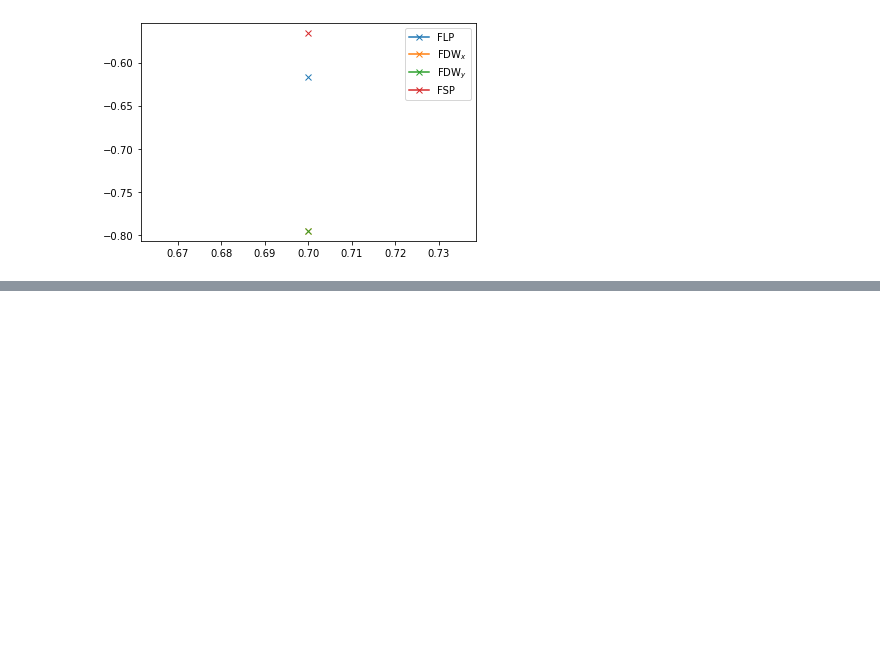
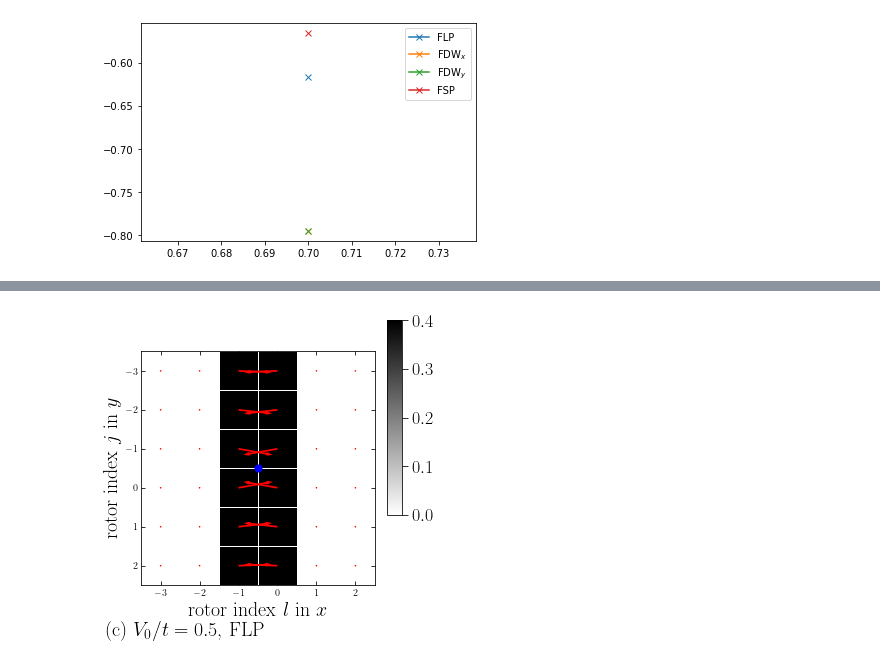
Before and after one commit to Progklui/rotor_lattice_models, a Jupyter notebook: vgh_2d_analysis.ipynb, the cells around one changed output, grey strips where cells are left out. Saved outputs shown, nothing was run; the diff lists cells and outputs as text; code cells hidden in the pictures; blank space fills up the shorter version.

```diff
--- a/vgh_2d_analysis.ipynb
+++ b/vgh_2d_analysis.ipynb
@@ -158,0 +231,20 @@ tx = 0.5  ty = 0.5
+# %%
+'''
+Get Polarization of Single Wavefunction
+'''
+V_0 = 0.7
+
+Mx = 6
+My = 6
+tx_arr = 0.5
+ty_arr = 0.5
+B = 1e-2
+
+qx=0.0
+qy=0.0
+
+init = 'fdv'
+dir='data_vgh/'
+P, Px, Py = get_Px_Py(dir=dir,init=init,Mx=Mx,My=My,tx=tx,ty=ty,qx=qx,qy=qy,B=B,V_0=V_0)
+
+print('P_max =', np.max(P), ', P_min =', np.min(P), ', P_arr shape:', P.shape)
@@ -158,0 +253,59 @@ tx = 0.5  ty = 0.5
+# %%
+P_plot = P
+Px_plot = Px
+Py_plot = Py
+
+x_arr = np.arange(-int(Px_plot.shape[0]/2),int(Px_plot.shape[0]/2),1)
+X, Y = np.meshgrid(x_arr, x_arr) # np.meshgrid(np.arange(-4,5,1), np.arange(-4,5,1))
+
+
+A = 6
+plt.rc('figure', figsize=[46.82 * .5**(.5 * A), 33.11 * .5**(.5 * A)])
+plt.rc('text', usetex=True)
+plt.rc('font', family='serif')
+font_size = 20
+
+fig, ax = plt.subplots(figsize=[4,4]) #[46.82 * .5**(.5 * A), 33.11 * .5**(.5 * A)]) #, subplot_kw={"projection": "3d"})
+ax.set_aspect("equal")
+
+#plt.title(r'FO, $B=0.5\cdot 10^{-2}t$', fontsize=font_size)
+
+'''Polarization Absolute Value'''
+pc = plt.pcolormesh(X, Y, outfold_array(P_plot.real), cmap='binary', vmin=0.0, vmax=0.4, snap=True)#, facecolors='none') # norm=matplotlib.colors.LinNorm(vmin=0.1, vmax=1))
+
+cax = ax.inset_axes([2.8, -4.3, 0.4, 5], transform=ax.transData)
+cbar = fig.colorbar(pc, shrink=0.6, cax=cax, orientation='vertical') #, orientation="horizontal", pad=0.2)
+cbar.ax.tick_params(length=6, labelsize=18)
+#cbar.set_ticks(ticks=[0, 1, 2], labels=['0','1','2'])
+#cbar.set_label(label=r'$\sigma^2_{\phi}/\sigma^2_0$', size=font_size)
+cbar.solids.set_rasterized(True)
+#pc.set_edgecolor('face')
+pc.set_edgecolor('white')
+
+'''Polarization Vector Plot'''
+q = plt.quiver(X, Y, outfold_array(Px_plot), outfold_array(Py_plot), color='red', scale=6, headlength=3, headwidth=2)
+ax.invert_yaxis()
+
+ax.scatter(-0.5, -0.5, marker='o', s=50, color='blue', alpha=1, zorder=2)
+ax.annotate(r'(c) $V_0/t=0.5$, FLP', xy=(0.2, -0.1), xytext=(-4.4, 3.8), fontsize=20, color='black')
+
+plt.xlabel(r'rotor index $l$ in $x$', fontsize=font_size)
+plt.ylabel(r'rotor index $j$ in $y$', fontsize=font_size)
+
+#plt.xticks([-4.5,-3.5,-2.5,-1.5,-0.5,0.5,1.5,2.5,3.5,4.5],[r'-5',r'',r'-3',r'',r'-1',r'1',r'',r'3',r'',r'5'], fontsize=font_size)
+#plt.yticks([-4.5,-3.5,-2.5,-1.5,-0.5,0.5,1.5,2.5,3.5,4.5],[r'-5',r'',r'-3',r'',r'-1',r'1',r'',r'3',r'',r'5'], fontsize=font_size)
+
+#plt.xlim(-5,5)
+#plt.ylim(-5,5)
+
+plt.tick_params(axis='x', direction='in', length=4, top=True)
+plt.tick_params(axis='y', direction='in', length=4, right=True)
+plt.tick_params(which='minor', axis='x', direction='in', top=True)
+plt.tick_params(which='minor', axis='y', direction='in', right=True)
+
+ax.set_aspect(1)
+fig.set_size_inches(4.3, 4.3, forward=True)
+
+#plt.savefig('results/configurations/pol_size/p_vec_fo.svg')
+# %% [output]
+[figure, added]
```
Also changed, not shown: parts of 8 cells of this notebook, 4 other files.
